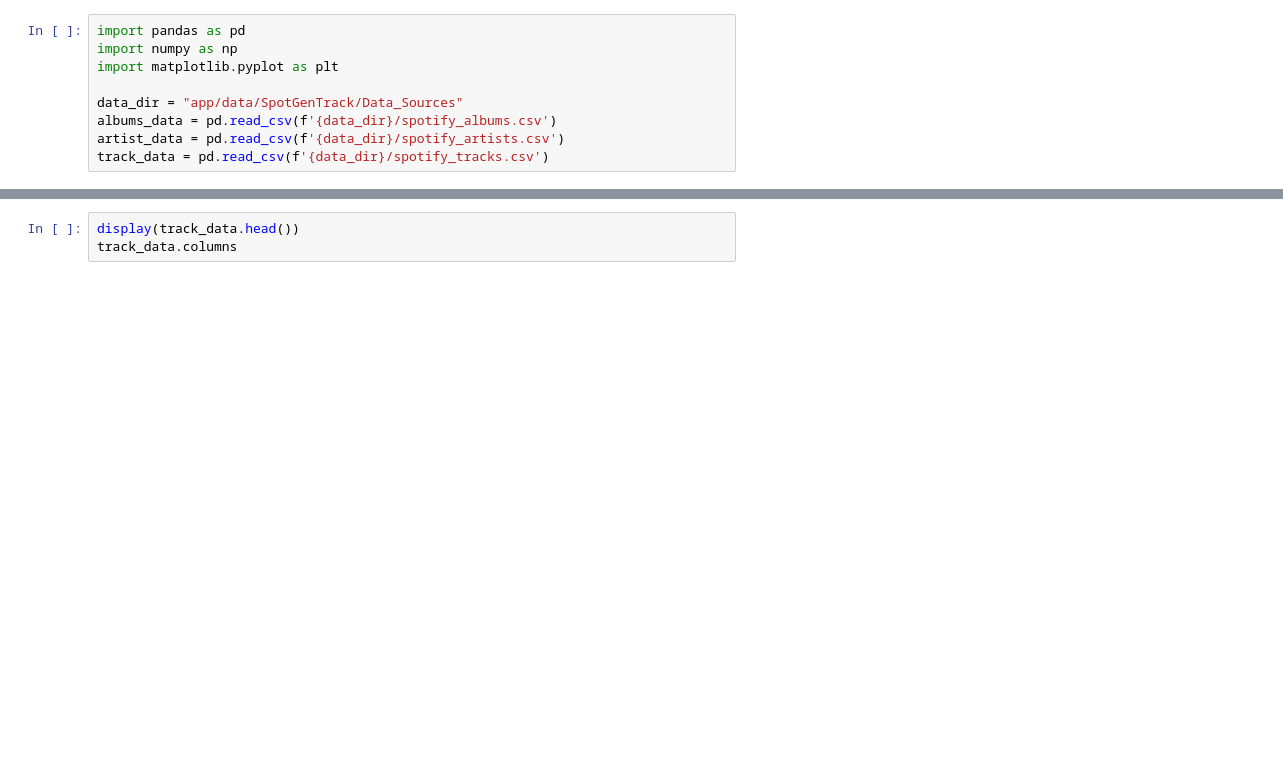
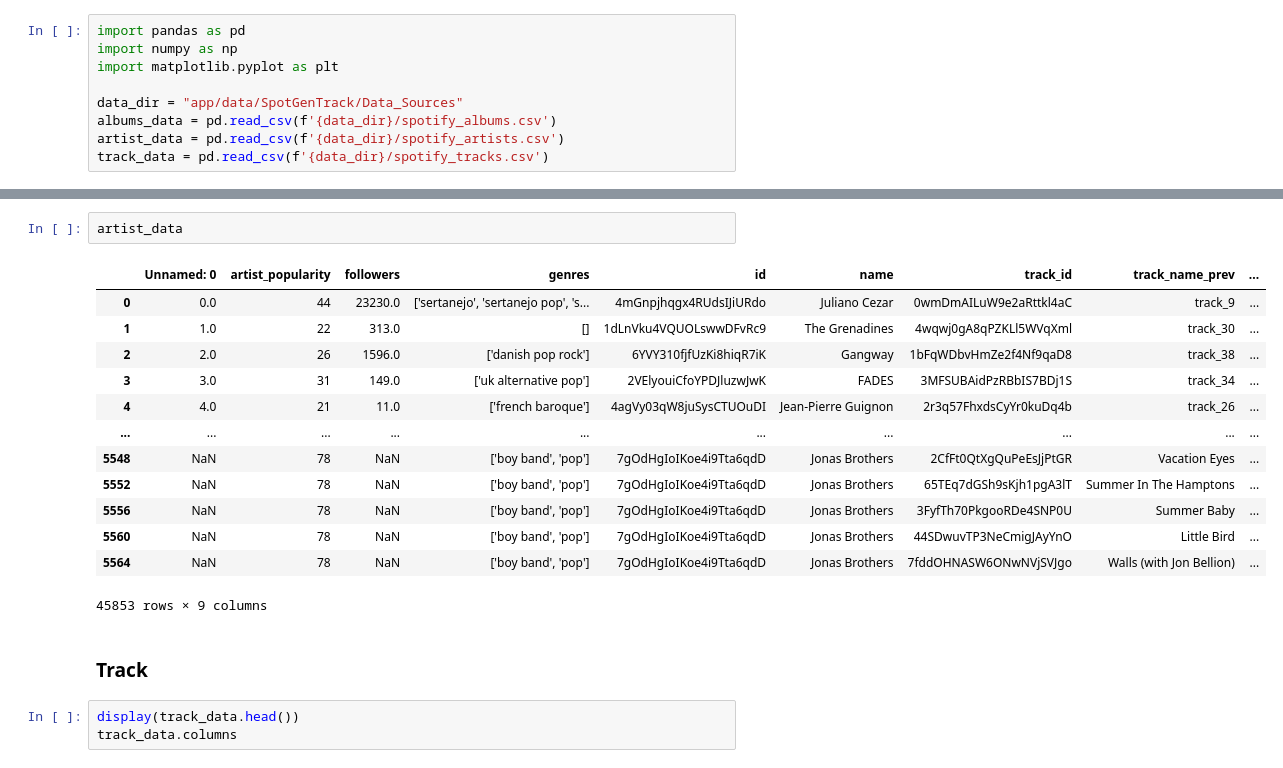
Before and after one commit to vananh-ng/bigdataproject, a Jupyter notebook: model.ipynb, the cells around one changed output, grey strips where cells are left out. Saved outputs shown, nothing was run; the diff lists cells and outputs as text; blank space fills up the shorter version.

```diff
--- a/model.ipynb
+++ b/model.ipynb
@@ -35,6 +393,24 @@ artist_data.columns
 Index(['Unnamed: 0', 'artist_popularity', 'followers', 'genres', 'id', 'name',
        'track_id', 'track_name_prev', 'type'],
       dtype='object')
+# %%
+artist_data
+# %% [output]
+|  | Unnamed: 0 | artist_popularity | followers | genres | id | name | track_id | track_name_prev | ... |
+| 0 | 0.0 | 44 | 23230.0 | ['sertanejo', 'sertanejo pop', 's... | 4mGnpjhqgx4RUdsIJiURdo | Juliano Cezar | 0wmDmAILuW9e2aRttkl4aC | track_9 | ... |
+| 1 | 1.0 | 22 | 313.0 | [] | 1dLnVku4VQUOLswwDFvRc9 | The Grenadines | 4wqwj0gA8qPZKLl5WVqXml | track_30 | ... |
+| 2 | 2.0 | 26 | 1596.0 | ['danish pop rock'] | 6YVY310fjfUzKi8hiqR7iK | Gangway | 1bFqWDbvHmZe2f4Nf9qaD8 | track_38 | ... |
+| 3 | 3.0 | 31 | 149.0 | ['uk alternative pop'] | 2VElyouiCfoYPDJluzwJwK | FADES | 3MFSUBAidPzRBbIS7BDj1S | track_34 | ... |
+| 4 | 4.0 | 21 | 11.0 | ['french baroque'] | 4agVy03qW8juSysCTUOuDI | Jean-Pierre Guignon | 2r3q57FhxdsCyYr0kuDq4b | track_26 | ... |
+| ... | ... | ... | ... | ... | ... | ... | ... | ... | ... |
+| 5548 | NaN | 78 | NaN | ['boy band', 'pop'] | 7gOdHgIoIKoe4i9Tta6qdD | Jonas Brothers | 2CfFt0QtXgQuPeEsJjPtGR | Vacation Eyes | ... |
+| 5552 | NaN | 78 | NaN | ['boy band', 'pop'] | 7gOdHgIoIKoe4i9Tta6qdD | Jonas Brothers | 65TEq7dGSh9sKjh1pgA3lT | Summer In The Hamptons | ... |
+| 5556 | NaN | 78 | NaN | ['boy band', 'pop'] | 7gOdHgIoIKoe4i9Tta6qdD | Jonas Brothers | 3FyfTh70PkgooRDe4SNP0U | Summer Baby | ... |
+| 5560 | NaN | 78 | NaN | ['boy band', 'pop'] | 7gOdHgIoIKoe4i9Tta6qdD | Jonas Brothers | 44SDwuvTP3NeCmigJAyYnO | Little Bird | ... |
+| 5564 | NaN | 78 | NaN | ['boy band', 'pop'] | 7gOdHgIoIKoe4i9Tta6qdD | Jonas Brothers | 7fddOHNASW6ONwNVjSVJgo | Walls (with Jon Bellion) | ... |
+45853 rows × 9 columns
+# %% [markdown]
+### Track
 # %%
 display(track_data.head())
 track_data.columns
```
Also changed, not shown: parts of 54 cells of this notebook, 2 other files.
